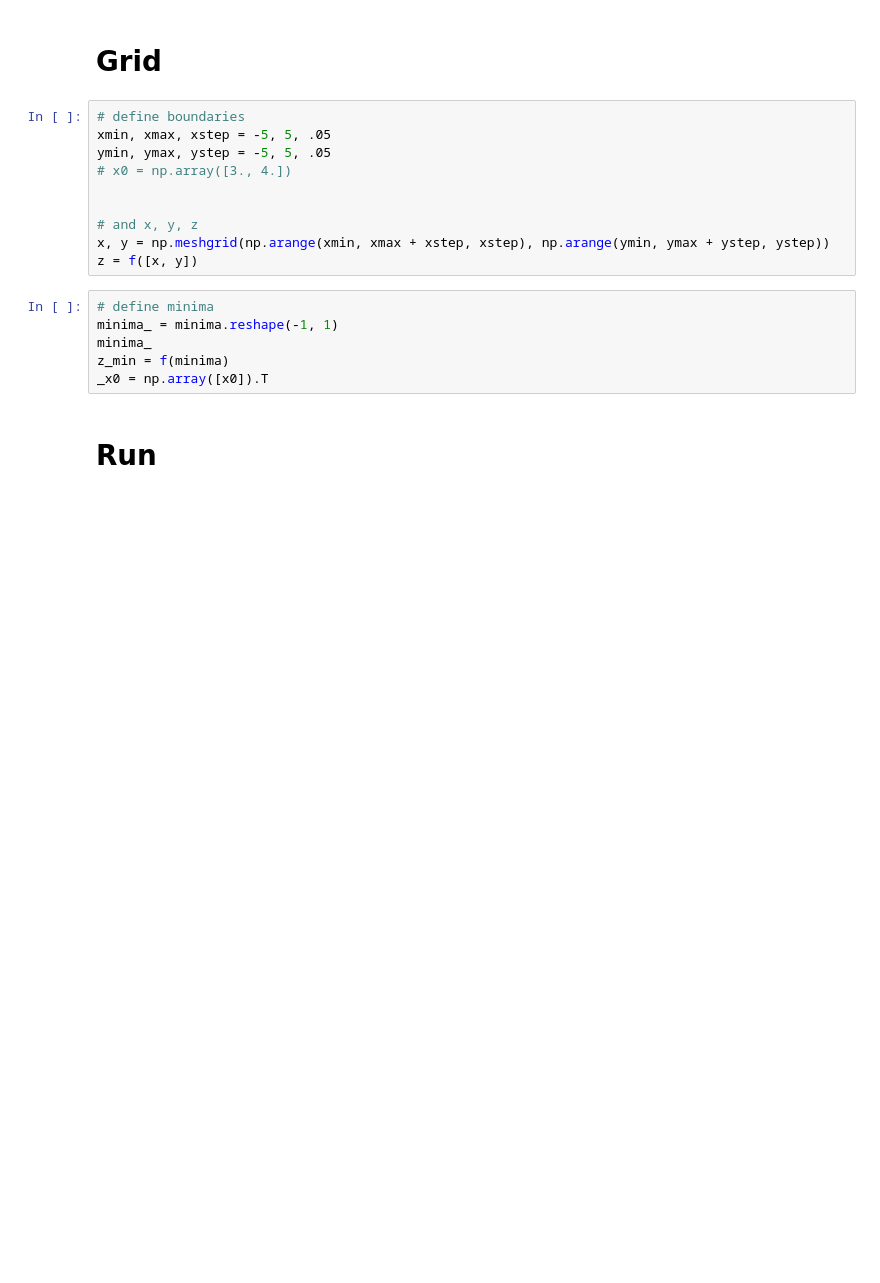
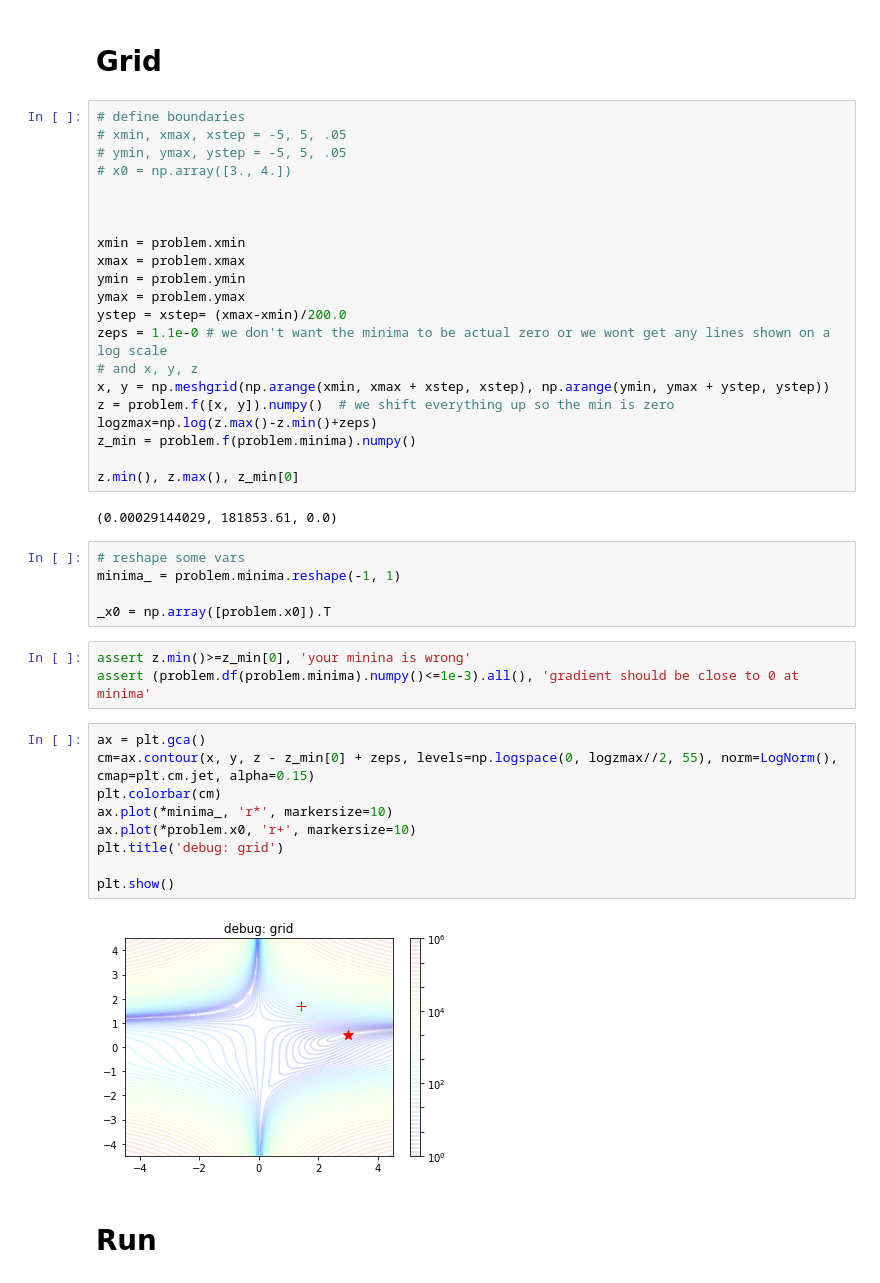
Before and after one commit to wassname/viz_torch_optim, a Jupyter notebook: main.ipynb, the cells around one changed output. Drawn from its saved outputs; the diff is of its cells as text; blank space fills up the shorter version.

```diff
--- a/main.ipynb
+++ b/main.ipynb
@@ -122,19 +340,45 @@ minima = np.array([1,1])
 # Grid
 # %%
 # define boundaries
-xmin, xmax, xstep = -5, 5, .05
-ymin, ymax, ystep = -5, 5, .05
+# xmin, xmax, xstep = -5, 5, .05
+# ymin, ymax, ystep = -5, 5, .05
 # x0 = np.array([3., 4.])
 
 
+
+xmin = problem.xmin
+xmax = problem.xmax
+ymin = problem.ymin
+ymax = problem.ymax
+ystep = xstep= (xmax-xmin)/200.0
+zeps = 1.1e-0 # we don't want the minima to be actual zero or we wont get any lines shown on a log scale
 # and x, y, z
 x, y = np.meshgrid(np.arange(xmin, xmax + xstep, xstep), np.arange(ymin, ymax + ystep, ystep))
-z = f([x, y])
+z = problem.f([x, y]).numpy()  # we shift everything up so the min is zero
+logzmax=np.log(z.max()-z.min()+zeps)
+z_min = problem.f(problem.minima).numpy()
+
+z.min(), z.max(), z_min[0]
+# %% [output]
+(0.00029144029, 181853.61, 0.0)
 # %%
-# define minima
-minima_ = minima.reshape(-1, 1)
-minima_
-z_min = f(minima)
-_x0 = np.array([x0]).T
+# reshape some vars
+minima_ = problem.minima.reshape(-1, 1)
+
+_x0 = np.array([problem.x0]).T
+# %%
+assert z.min()>=z_min[0], 'your minina is wrong'
+assert (problem.df(problem.minima).numpy()<=1e-3).all(), 'gradient should be close to 0 at minima'
+# %%
+ax = plt.gca()
+cm=ax.contour(x, y, z - z_min[0] + zeps, levels=np.logspace(0, logzmax//2, 55), norm=LogNorm(), cmap=plt.cm.jet, alpha=0.15)
+plt.colorbar(cm)
+ax.plot(*minima_, 'r*', markersize=10)
+ax.plot(*problem.x0, 'r+', markersize=10)
+plt.title('debug: grid')
+
+plt.show()
+# %% [output]
+[figure, added]
 # %% [markdown]
 # Run
```
Also changed, not shown: parts of 38 cells of this notebook, 3 other files.
